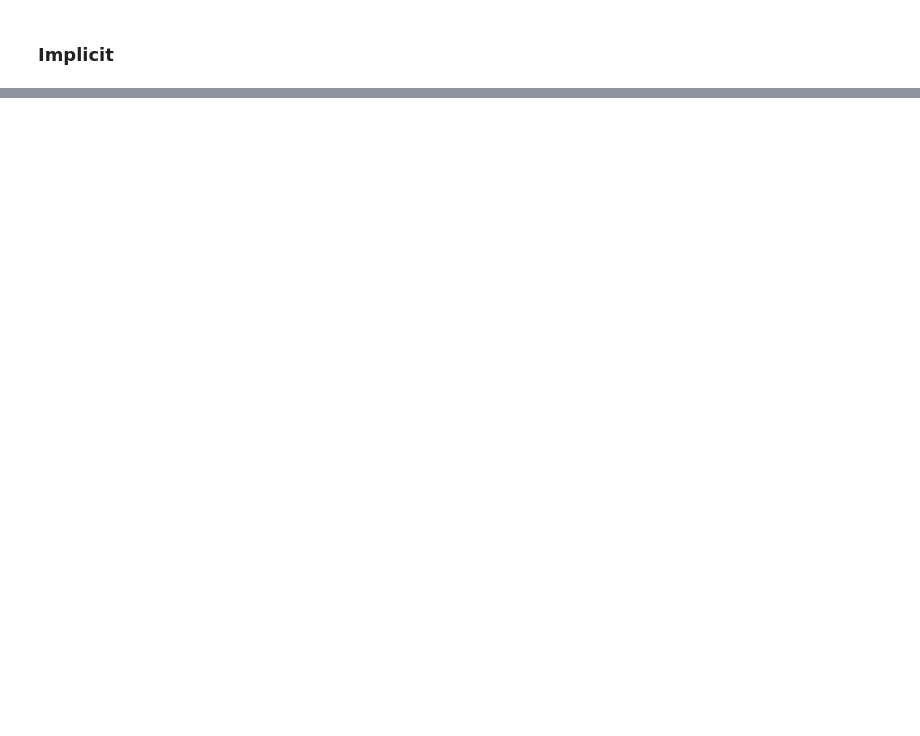
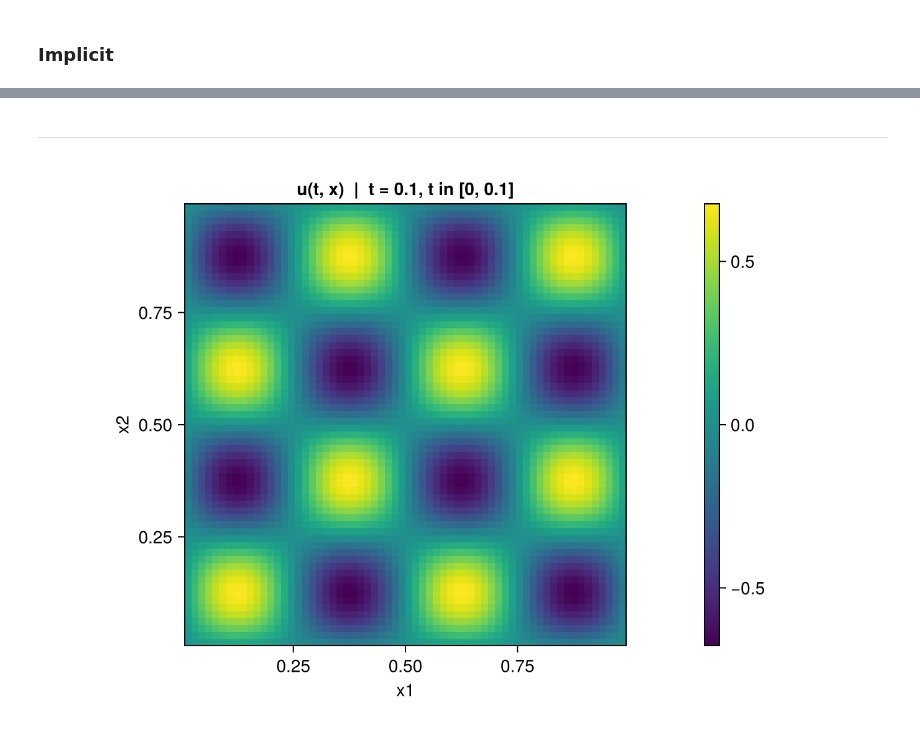
Before and after one commit to antosjakub/diploma_sketchbook, a Jupyter notebook: classical_methods/curse_the_dims/nd_poisson_op.ipynb, the cells around one changed output, grey strips where cells are left out. Drawn from its saved outputs; the diff is of its cells as text; code cells hidden in the pictures; blank space fills up the shorter version.

```diff
--- a/classical_methods/curse_the_dims/nd_poisson_op.ipynb
+++ b/classical_methods/curse_the_dims/nd_poisson_op.ipynb
@@ -187,0 +14,10 @@ n^d
+# %%
+beta = 4.0 * pi
+gamma = 2.0
+alpha = gamma / beta^2
+
+function u_analytic_fun(t, x)
+    prod(sin.(beta*x)) * exp(- gamma * t)
+end
+
+alpha
@@ -187,0 +26,7 @@ n^d
+# %%
+h = 1 / (n+1)
+
+t_max = 0.1
+n_iters = 10
+tau = t_max / (n_iters-1)
+h, tau
@@ -344,0 +138,6 @@ U_evol_impl
+# %%
+U_evol_op = zeros(n_iters, N)
+U_evol_op[1, :] = U_0
+for t in 2:1:n_iters
+    U_evol_op[t, :] = cg(A_op, U_evol_op[t-1, :]; verbose=true);
+end
@@ -344,0 +162,23 @@ U_evol_impl
+# %% [markdown]
+---
+# %%
+using CairoMakie
+
+ti = n_iters
+
+t = (ti-1) * tau
+U = U_evol_op[ti, :]
+#U = u_analytic_fun.(t, grid_points_as_1d_vect);
+
+h = 1/(n+1)
+xs = range(h, 1-h; length=n)
+U_matrix = reshape(U, ntuple(_ -> n, d)...)
+
+fig, ax, hm = heatmap(xs, xs, U_matrix,
+    colormap = :viridis,
+    axis = (title = "u(t, x)  |  t = $t, t in [0, $t_max]", xlabel = "x1", ylabel = "x2", aspect = 1)
+)
+Colorbar(fig[1, 2], hm)
+fig
+# %% [output]
+[figure, added]
```
Also changed, not shown: parts of 37 cells of this notebook, 3 other files.
